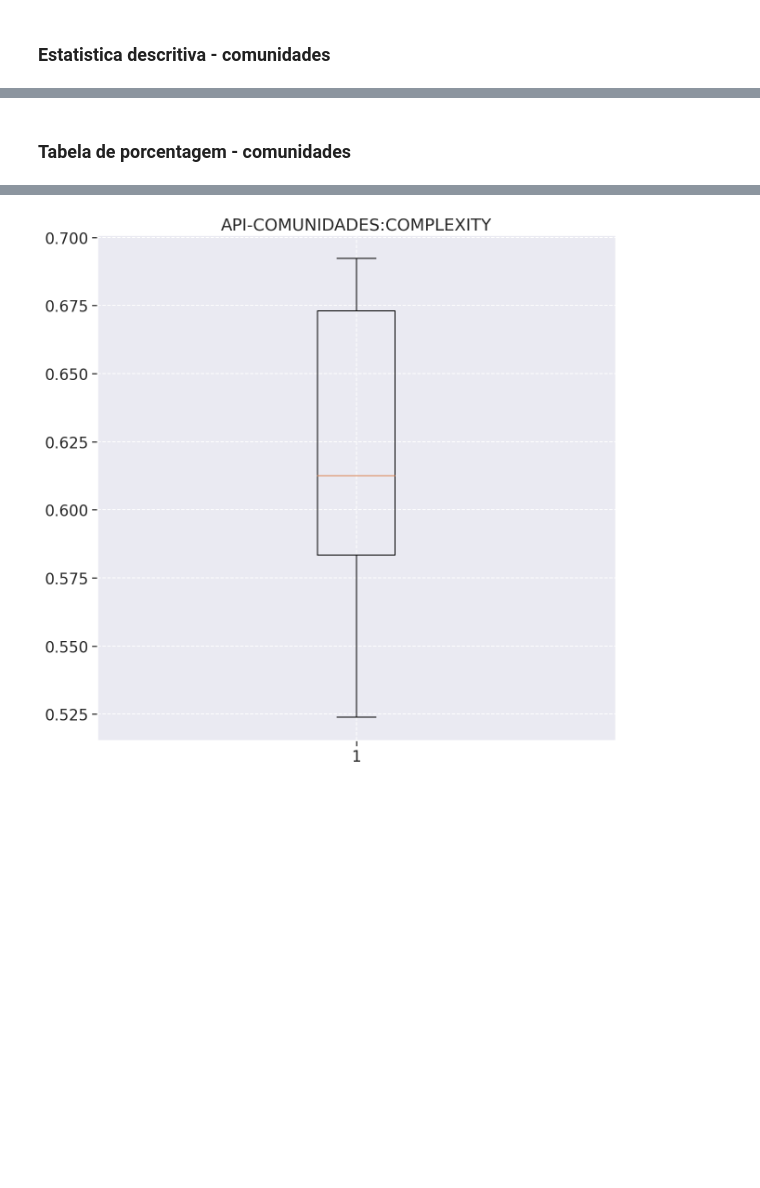
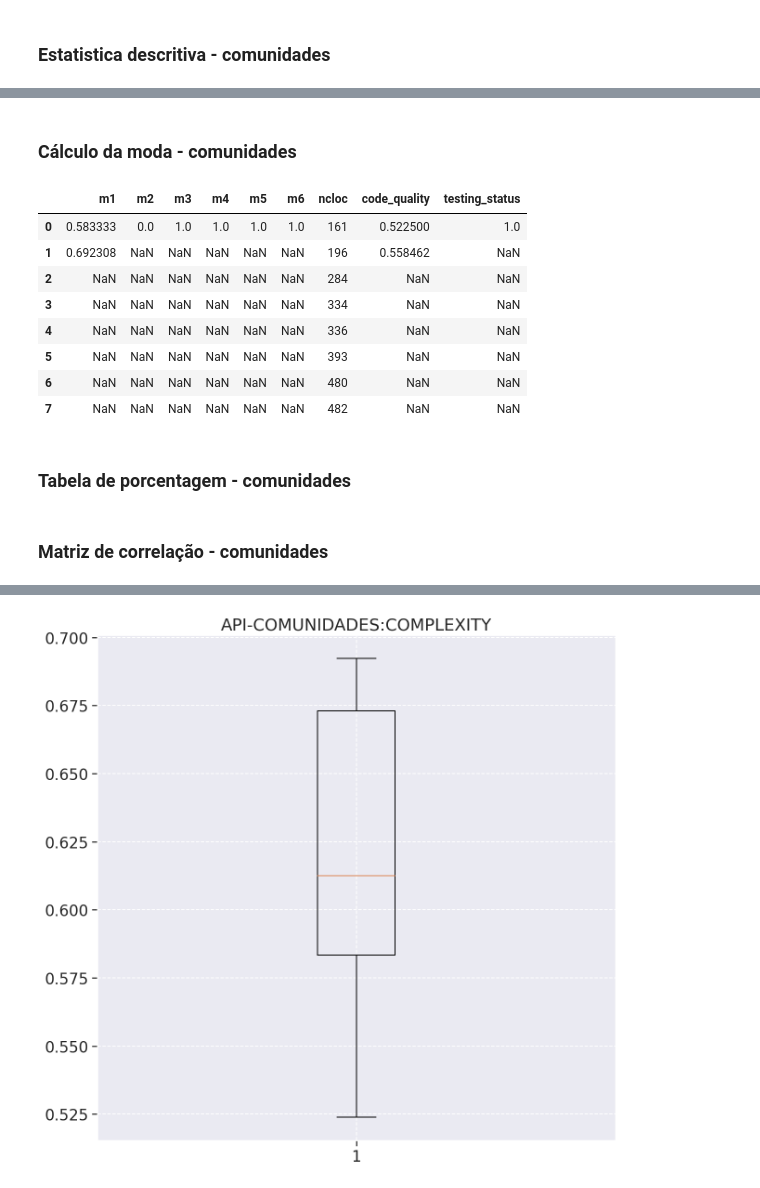
Before and after one commit to fga-eps-mds/2021.1-Cartografia-social-docs, a Jupyter notebook: analytics-raw-data/analytics1.ipynb, the cells around one changed output, grey strips where cells are left out. Drawn from its saved outputs; the diff is of its cells as text; code cells hidden in the pictures; blank space fills up the shorter version.

```diff
--- a/analytics-raw-data/analytics1.ipynb
+++ b/analytics-raw-data/analytics1.ipynb
@@ -543,3 +542,17 @@ descriptive_statistics(generic_df)
+# %% [markdown]
+### Cálculo da moda - comunidades
+# %%
+generic_df.mode(numeric_only=True)
+# %% [output]
+|  | m1 | m2 | m3 | m4 | m5 | m6 | ncloc | code_quality | testing_status |
+| 0 | 0.583333 | 0.0 | 1.0 | 1.0 | 1.0 | 1.0 | 161 | 0.522500 | 1.0 |
+| 1 | 0.692308 | NaN | NaN | NaN | NaN | NaN | 196 | 0.558462 | NaN |
+| 2 | NaN | NaN | NaN | NaN | NaN | NaN | 284 | NaN | NaN |
+| 3 | NaN | NaN | NaN | NaN | NaN | NaN | 334 | NaN | NaN |
+| 4 | NaN | NaN | NaN | NaN | NaN | NaN | 336 | NaN | NaN |
+| 5 | NaN | NaN | NaN | NaN | NaN | NaN | 393 | NaN | NaN |
+| 6 | NaN | NaN | NaN | NaN | NaN | NaN | 480 | NaN | NaN |
+| 7 | NaN | NaN | NaN | NaN | NaN | NaN | 482 | NaN | NaN |
 # %% [markdown]
 ### Tabela de porcentagem - comunidades
 # %%
@@ -549,3 +560,5 @@ descriptive_statistics(generic_df)
+# %% [markdown]
+### Matriz de correlação - comunidades
 # %%
 correlationMatrix(generic_df)
 # %% [output]
```
Also changed, not shown: parts of 9 cells of this notebook, 1 other file.
